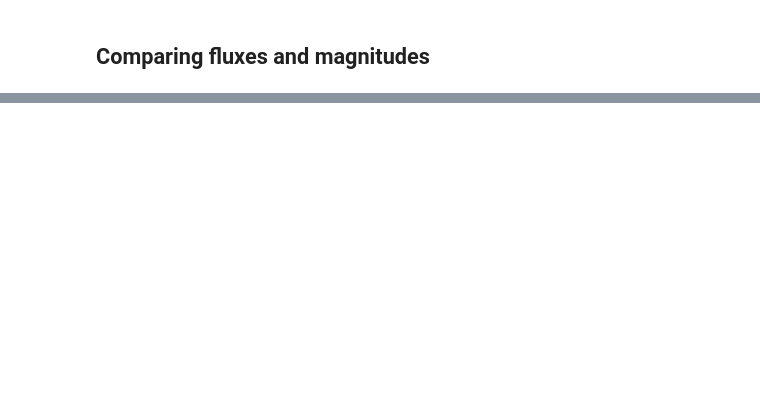
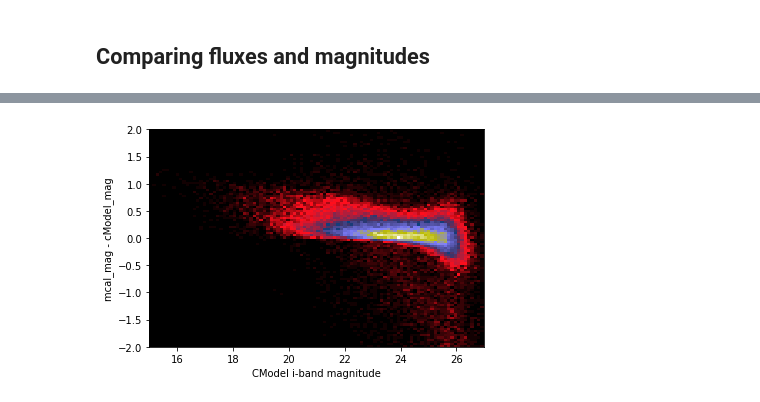
Before and after one commit to LSSTDESC/DC2-analysis, a Jupyter notebook: validation/Run_1.2i_metacal_tests.ipynb, the cells around one changed output, grey strips where cells are left out. Saved outputs shown, nothing was run; the diff lists cells and outputs as text; code cells hidden in the pictures; blank space fills up the shorter version.

```diff
--- a/validation/Run_1.2i_metacal_tests.ipynb
+++ b/validation/Run_1.2i_metacal_tests.ipynb
@@ -60 +50,7 @@ Text(0.5, 0, 'i-mag')
+# %%
+hist2d(catalog['mag_i_cModel'][mask], catalog['mcal_mag_i'][mask]  -  catalog['mag_i_cModel'][mask], 100,range=[[15,27], [-2,2]], cmap='gist_stern');
+xlabel('CModel i-band magnitude');
+ylabel('mcal_mag - cModel_mag');
+# %% [output]
+[figure, added]
 # %%
```
Also changed, not shown: parts of 21 cells of this notebook.
